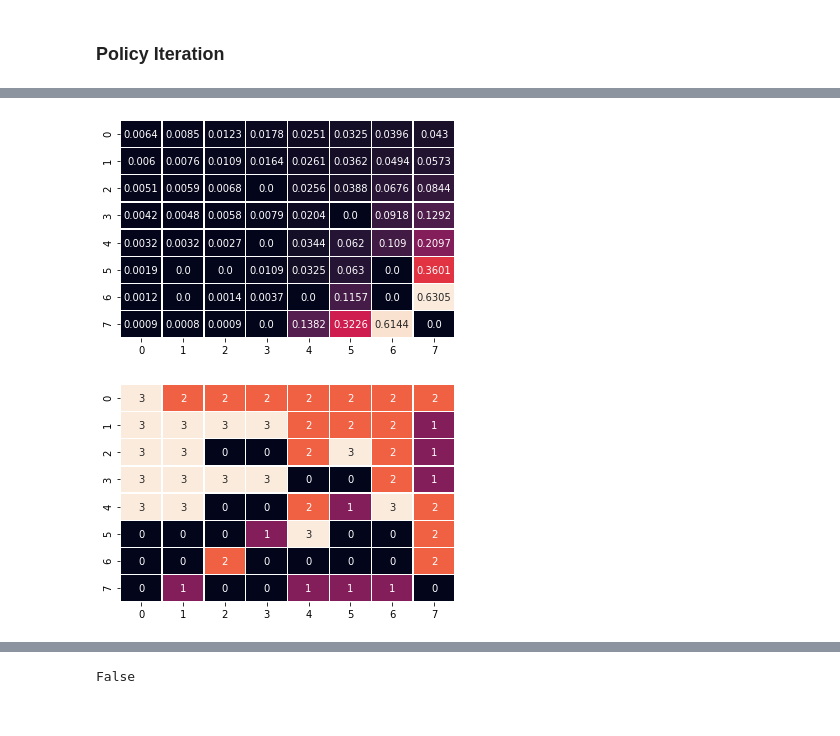
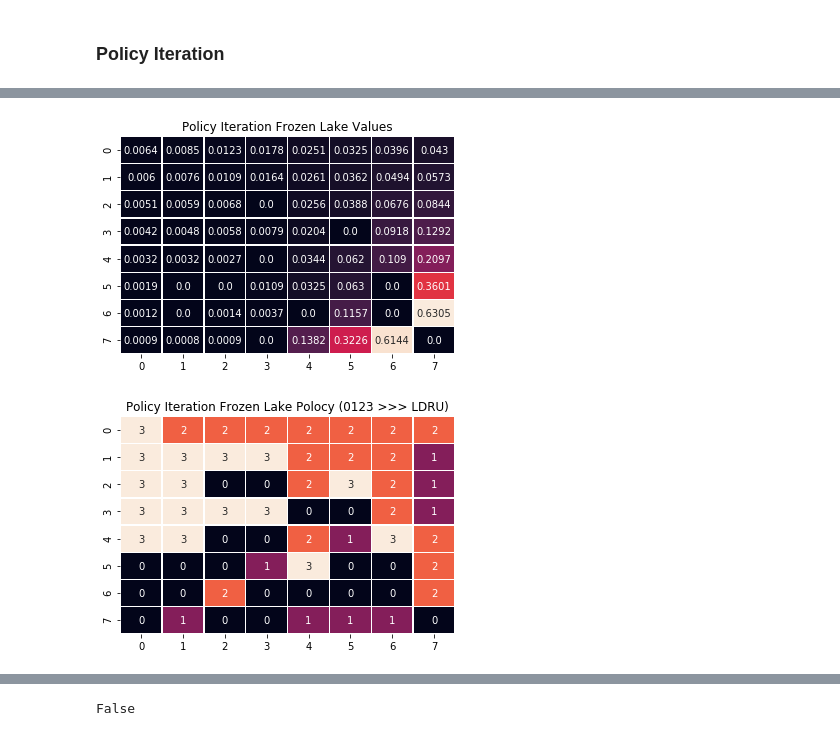
Before and after one commit to mkecera/4-markov-decision-processes, a Jupyter notebook: assignment4.ipynb, the cells around one changed output, grey strips where cells are left out. Saved outputs shown, nothing was run; the diff lists cells and outputs as text; code cells hidden in the pictures.

```diff
--- a/assignment4.ipynb
+++ b/assignment4.ipynb
@@ -111,7 +122,7 @@ def get_score(env, policy, episodes=1000):
   print('And you fell in the hole {:.2f} % of the times'.format((misses/episodes) * 100))
   print('----------------------------------------------')
 # %%
-stateValues = value_iteration(env, max_iterations=100000, verbose=0)
+stateValues, iterations, duration = value_iteration(env, max_iterations=100000, verbose=0)
 policy_value_iteration = get_policy(env, stateValues)
 get_score(env, policy_value_iteration,episodes=1000)
 # %% [output]
@@ -122,11 +144,11 @@ And you fell in the hole 24.00 % of the times
 # %%
-def display_state_values(V, env):
+def display_state_values(V, env, title):
     nb_states = env.observation_space.n
     V = np.round(V, decimals=4)
     ax = sns.heatmap(V.reshape(int(np.sqrt(nb_states)),int(np.sqrt(nb_states))),
                  linewidth=0.5,
                  annot=V.reshape(int(np.sqrt(nb_states)),int(np.sqrt(nb_states))),
                  fmt = '',
-                 cbar=False)
+                 cbar=False).set_title(title)
     plt.show()
 # %%
@@ -209,6 +213,9 @@ def policy_iteration(env, gamma, nIt):
     pis.append(pi_prev)
     print("Iteration | # chg actions | V[0]")
     print("----------+---------------+---------")
+
+    start_time = time.time()
+
     for it in range(nIt):
 
         # you need to compute qpi which is the state-action values for current pi
@@ -219,9 +226,15 @@ def policy_iteration(env, gamma, nIt):
         Vs.append(vpi)
         pis.append(pi)
         pi_prev = pi
-    return Vs, pis
+
+        if it > 1 and np.max(np.abs(np.array(Vs[-1]) - np.array(Vs[-2]))) < 0.0001:
+            break
+
+    duration = time.time() - start_time
+
+    return Vs, pis, it, duration
 # %%
-Vs_PI, pis_PI = policy_iteration(env, gamma=0.9, nIt=20)
+Vs_PI, pis_PI, iterations, duration = policy_iteration(env, gamma=0.9, nIt=20)
 # %% [output]
 Iteration | # chg actions | V[0]
 ----------+---------------+---------
@@ -243,19 +263,19 @@ Iteration | # chg actions | V[0]
 # %%
-display_state_values(Vs_PI[-1], env)
+display_state_values(Vs_PI[-1], env, 'Policy Iteration Frozen Lake Values')
 # LEFT = 0
 # DOWN = 1
 # RIGHT = 2
 # UP = 3
 # %% [output]
-[figure, old version]
+[figure, new version]
 # %%
-display_state_values(pis_PI[-1], env)
+display_state_values(pis_PI[-1], env, 'Policy Iteration Frozen Lake Polocy (0123 >>> LDRU)')
 # LEFT = 0
 # DOWN = 1
 # RIGHT = 2
 # UP = 3
 # %% [output]
-[figure, old version]
+[figure, new version]
 # %%
 get_score(env, pis_PI[-1], episodes=1000)
 # %% [output]
```
Also changed, not shown: parts of 65 cells of this notebook, 1 other file.
